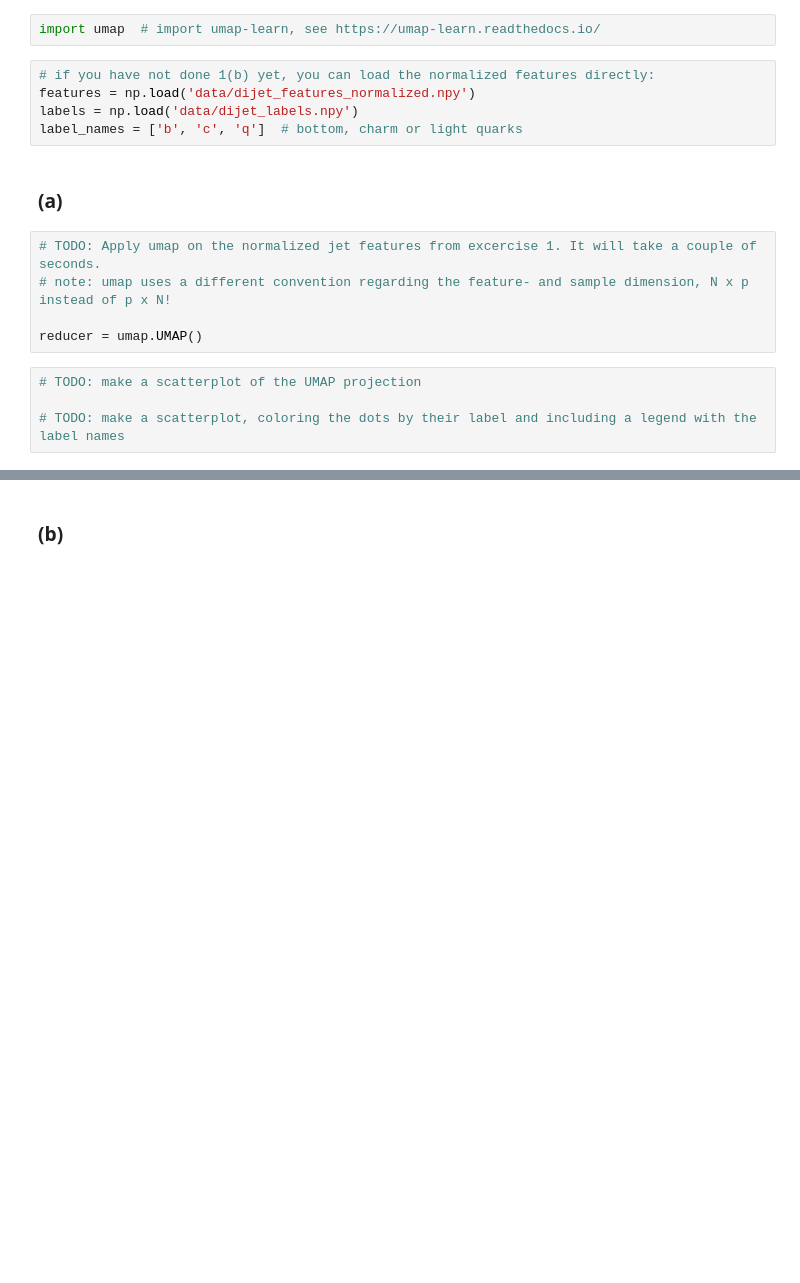
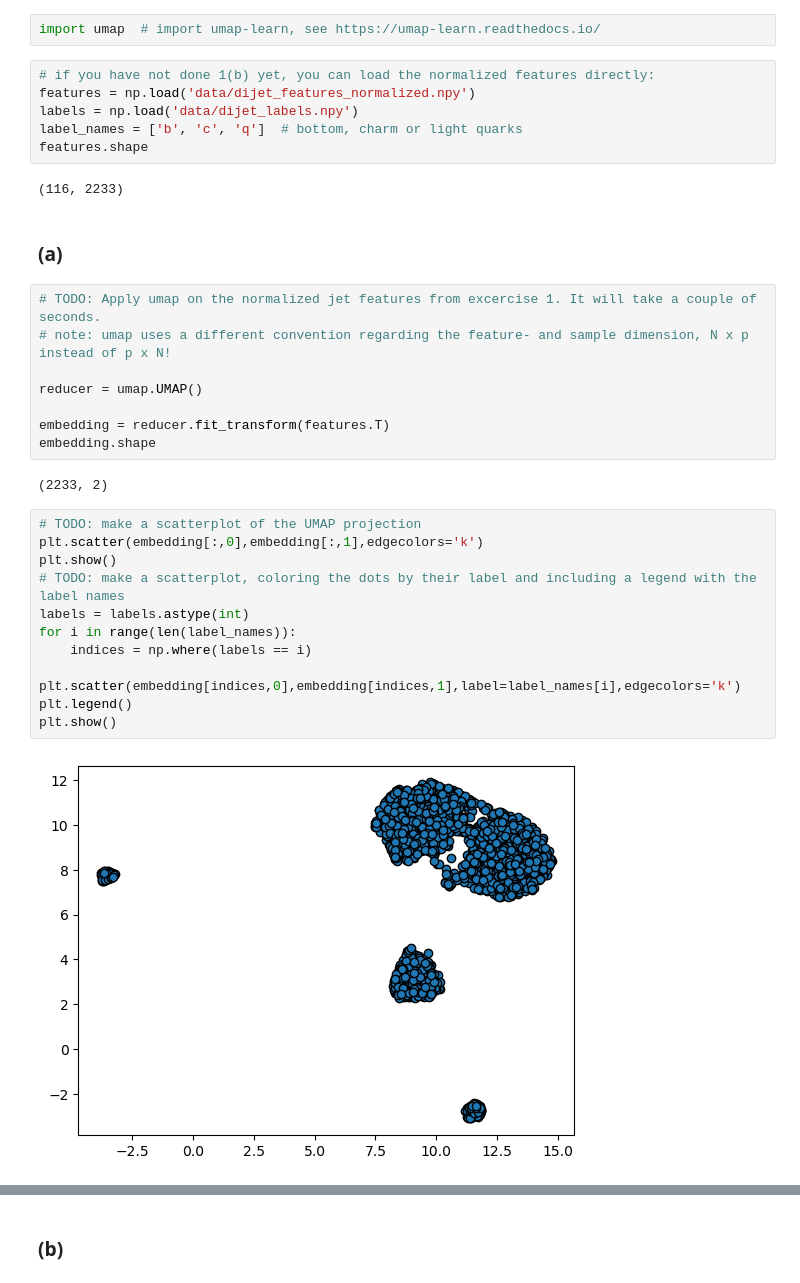
Before and after one commit to Sam-RvandV/mlph_w24, a Jupyter notebook: sheet01/sheet01.ipynb, the cells around one changed output, grey strips where cells are left out. Saved outputs shown, nothing was run; the diff lists cells and outputs as text; blank space fills up the shorter version.

```diff
--- a/sheet01/sheet01.ipynb
+++ b/sheet01/sheet01.ipynb
@@ -166,6 +183,9 @@ import umap  # import umap-learn, see https://umap-learn.readthedocs.io/
 features = np.load('data/dijet_features_normalized.npy')
 labels = np.load('data/dijet_labels.npy')
 label_names = ['b', 'c', 'q']  # bottom, charm or light quarks
+features.shape
+# %% [output]
+(116, 2233)
 # %% [markdown]
 ### (a)
 # %%
@@ -173,7 +193,21 @@ label_names = ['b', 'c', 'q']  # bottom, charm or light quarks
 # note: umap uses a different convention regarding the feature- and sample dimension, N x p instead of p x N!
 
 reducer = umap.UMAP()
+
+embedding = reducer.fit_transform(features.T)
+embedding.shape
+# %% [output]
+(2233, 2)
 # %%
 # TODO: make a scatterplot of the UMAP projection
-
+plt.scatter(embedding[:,0],embedding[:,1],edgecolors='k')
+plt.show()
 # TODO: make a scatterplot, coloring the dots by their label and including a legend with the label names
+labels = labels.astype(int)
+for i in range(len(label_names)):
+    indices = np.where(labels == i)
+    plt.scatter(embedding[indices,0],embedding[indices,1],label=label_names[i],edgecolors='k')
+plt.legend()
+plt.show()
+# %% [output]
+[figure, added]
```
Also changed, not shown: parts of 8 cells of this notebook.
